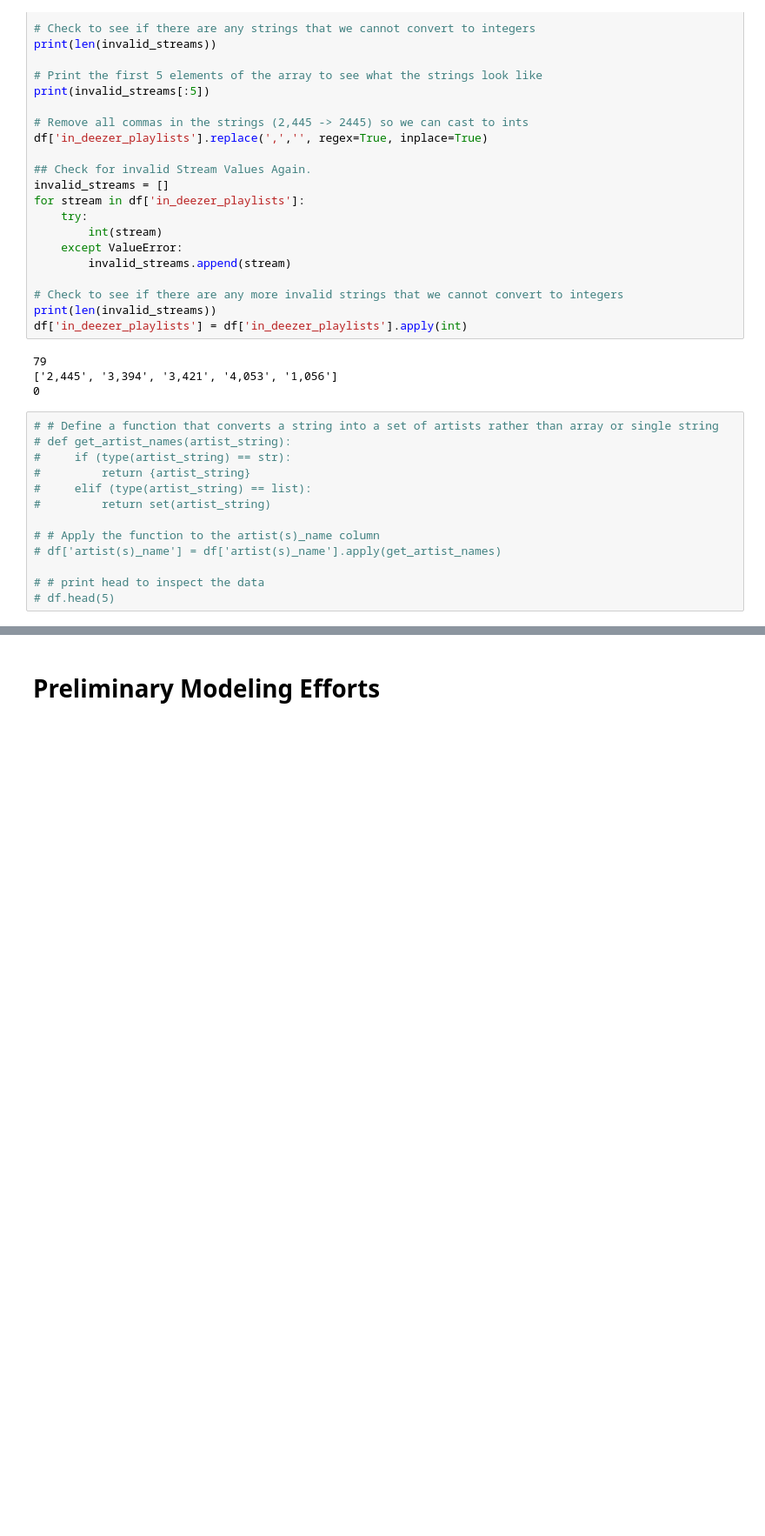
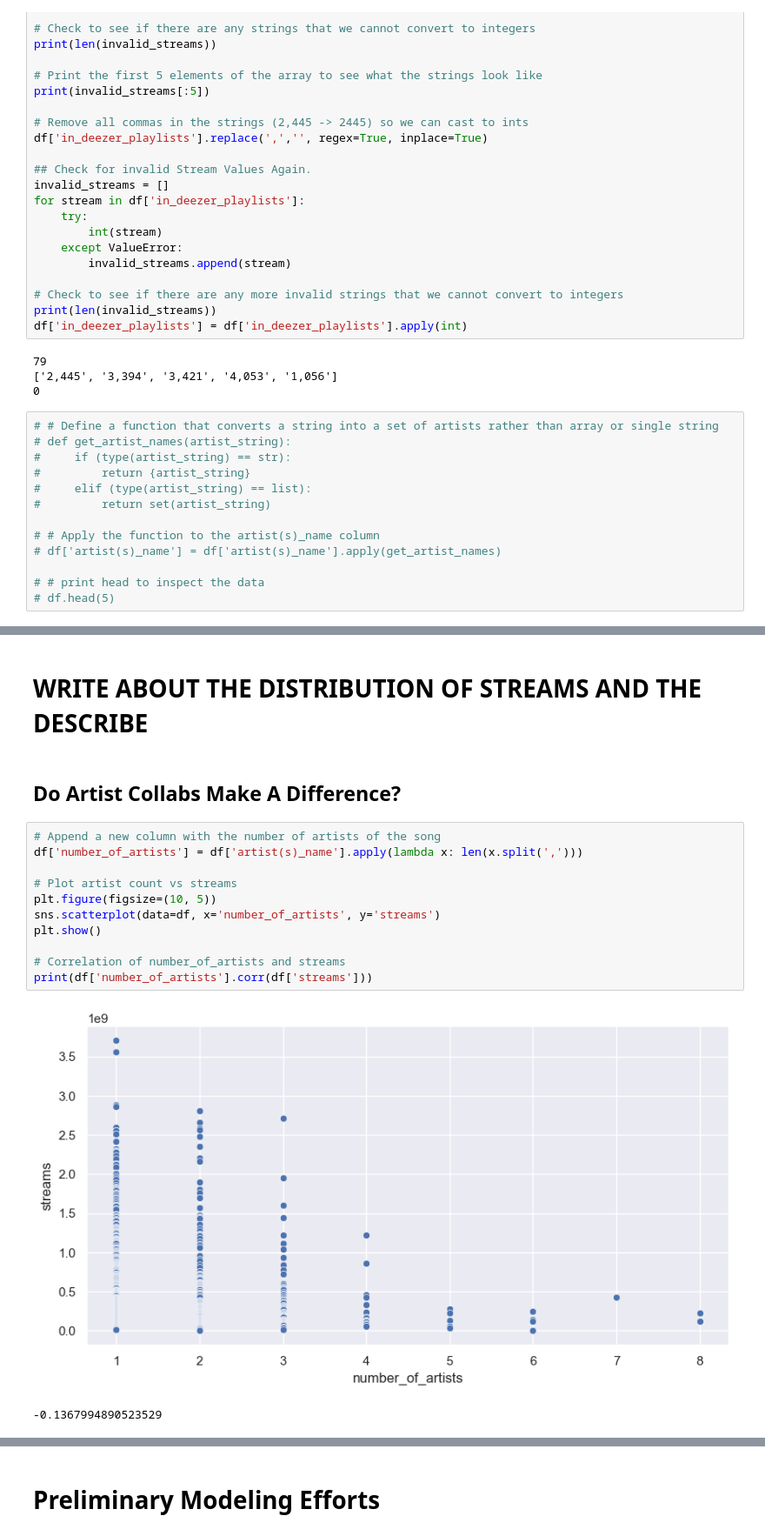
Before and after one commit to uzitak161/DS3000_Project, a Jupyter notebook: Project.EDA.ipynb, the cells around one changed output, grey strips where cells are left out. Shown at 87% size. Cells and saved outputs as stored; diff of their text form; blank space fills up the shorter version.

```diff
--- a/Project.EDA.ipynb
+++ b/Project.EDA.ipynb
@@ -162,0 +188,18 @@ df.head(5)
+# %% [markdown]
+# WRITE ABOUT THE DISTRIBUTION OF STREAMS AND THE DESCRIBE #
+# %% [markdown]
+## Do Artist Collabs Make A Difference? ##
+# %%
+# Append a new column with the number of artists of the song
+df['number_of_artists'] = df['artist(s)_name'].apply(lambda x: len(x.split(',')))
+
+# Plot artist count vs streams
+plt.figure(figsize=(10, 5))
+sns.scatterplot(data=df, x='number_of_artists', y='streams')
+plt.show()
+
+# Correlation of number_of_artists and streams
+print(df['number_of_artists'].corr(df['streams']))
+# %% [output]
+[figure, added]
+-0.1367994890523529
```
Also changed, not shown: parts of 11 cells of this notebook.
